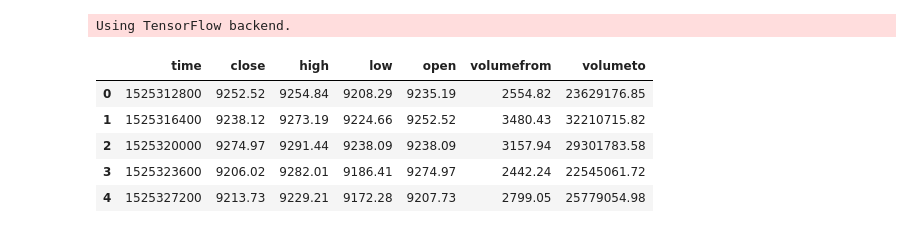
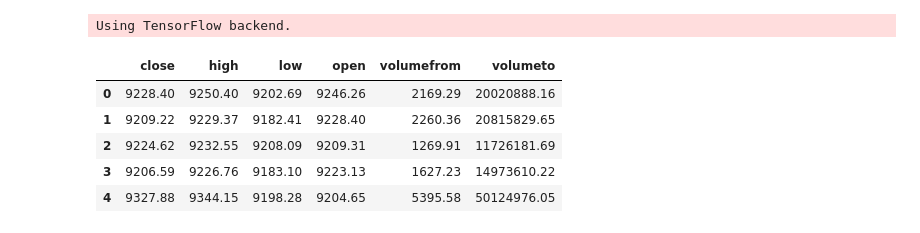
Before and after one commit to MarcinWylot/CryptocurrencyPricePredictor, a Jupyter notebook: BitcoinPredictWithLSTM.ipynb, the cells around one changed output. Saved outputs shown, nothing was run; the diff lists cells and outputs as text; code cells hidden in the pictures.

```diff
--- a/BitcoinPredictWithLSTM.ipynb
+++ b/BitcoinPredictWithLSTM.ipynb
@@ -25,15 +33,16 @@ Using TensorFlow backend.
 # %%
 url = 'https://min-api.cryptocompare.com/data/histohour?tsym=USD&limit=9999&fsym=BTC'
 response = requests.get(url)
 
 json_array = json.loads(response.text)
 
 df = pd.DataFrame(json_array['Data'], columns = ['time', 'close', 'high', 'low', 'open', 'volumefrom','volumeto'])
+df.drop('time', 1, inplace=True)
 df.head()
 # %% [output]
-|  | time | close | high | low | open | volumefrom | volumeto |
-| 0 | 1525312800 | 9252.52 | 9254.84 | 9208.29 | 9235.19 | 2554.82 | 23629176.85 |
-| 1 | 1525316400 | 9238.12 | 9273.19 | 9224.66 | 9252.52 | 3480.43 | 32210715.82 |
-| 2 | 1525320000 | 9274.97 | 9291.44 | 9238.09 | 9238.09 | 3157.94 | 29301783.58 |
-| 3 | 1525323600 | 9206.02 | 9282.01 | 9186.41 | 9274.97 | 2442.24 | 22545061.72 |
-| 4 | 1525327200 | 9213.73 | 9229.21 | 9172.28 | 9207.73 | 2799.05 | 25779054.98 |
+|  | close | high | low | open | volumefrom | volumeto |
+| 0 | 9228.40 | 9250.40 | 9202.69 | 9246.26 | 2169.29 | 20020888.16 |
+| 1 | 9209.22 | 9229.37 | 9182.41 | 9228.40 | 2260.36 | 20815829.65 |
+| 2 | 9224.62 | 9232.55 | 9208.09 | 9209.31 | 1269.91 | 11726181.69 |
+| 3 | 9206.59 | 9226.76 | 9183.10 | 9223.13 | 1627.23 | 14973610.22 |
+| 4 | 9327.88 | 9344.15 | 9198.28 | 9204.65 | 5395.58 | 50124976.05 |
```
Also changed, not shown: parts of 11 cells of this notebook.
